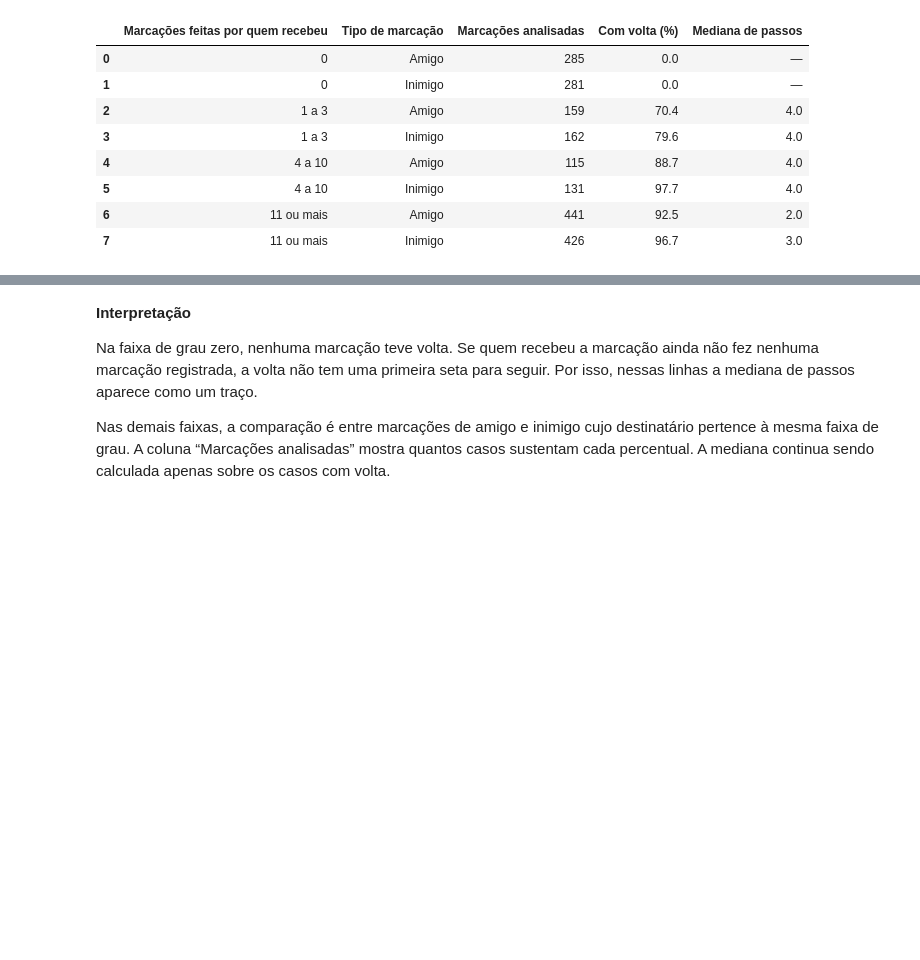
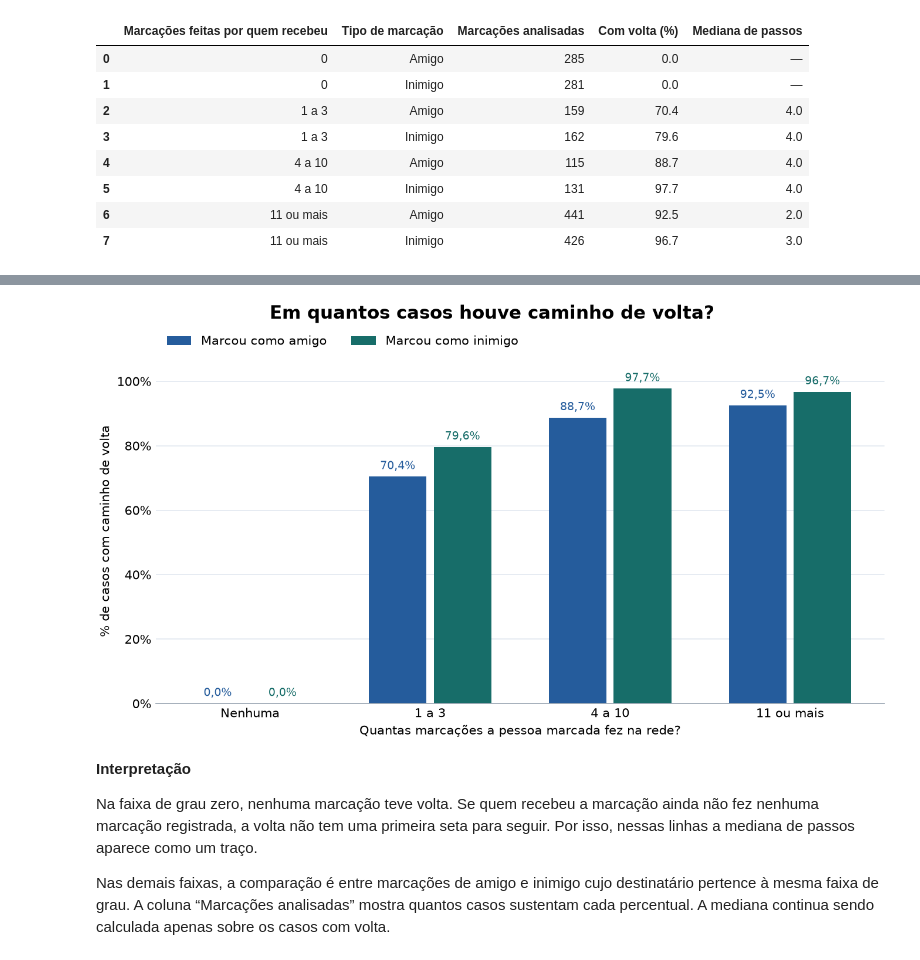
Before and after one commit to arthurlins7/Projeto-Grafos, a Jupyter notebook: notebooks/01_exploracao_dados.ipynb, the cells around one changed output, grey strips where cells are left out. Cells and saved outputs as stored; diff of their text form; code cells hidden in the pictures; blank space fills up the shorter version.

Commit message:
feat: visualizar o retorno por faixa de grau de saída

```diff
--- a/notebooks/01_exploracao_dados.ipynb
+++ b/notebooks/01_exploracao_dados.ipynb
@@ -942,3 +948,49 @@ tabela_por_grau.assign(
+# %%
+# [IA] ChatGPT - apoio na sintaxe do gráfico de barras por faixa de grau
+import matplotlib.pyplot as plt
+from matplotlib.ticker import PercentFormatter
+
+faixas = resumo_por_grau["faixa_grau_saida"].cat.categories.tolist()
+posicoes = range(len(faixas))
+largura = 0.32
+
+fig, eixo = plt.subplots(figsize=(9, 5), layout="constrained")
+for tipo, cor, deslocamento in [
+    ("Amigo", "#255C9C", -0.18),
+    ("Inimigo", "#176D69", 0.18),
+]:
+    grupo = resumo_por_grau.loc[resumo_por_grau["tipo"].eq(tipo)]
+    grupo = grupo.set_index("faixa_grau_saida").loc[faixas]
+    barras = eixo.bar(
+        [posicao + deslocamento for posicao in posicoes],
+        grupo["com_volta_pct"], width=largura, color=cor, label=f"Marcou como {tipo.lower()}",
+    )
+    rotulos = [f"{valor:.1f}%".replace(".", ",") for valor in grupo["com_volta_pct"]]
+    eixo.bar_label(barras, labels=rotulos, padding=4, fontsize=9, color=cor)
+
+eixo.set_xticks(posicoes, ["Nenhuma", *faixas[1:]])
+eixo.set(
+    xlabel="Quantas marcações a pessoa marcada fez na rede?",
+    ylabel="% de casos com caminho de volta",
+    ylim=(0, 107),
+)
+eixo.set_yticks(range(0, 101, 20))
+eixo.yaxis.set_major_formatter(PercentFormatter(xmax=100, decimals=0))
+eixo.set_axisbelow(True)
+eixo.grid(axis="y", color="#E2E8F0")
+eixo.spines[["top", "right", "left"]].set_visible(False)
+eixo.spines["bottom"].set_color("#9AA6B2")
+eixo.tick_params(axis="both", length=0)
+eixo.legend(loc="lower left",
+            bbox_to_anchor=(0, 1), ncols=2, frameon=False)
+fig.suptitle("Em quantos casos houve caminho de volta?",
+             fontsize=15, fontweight="bold")
+
+fig.savefig(pasta_projeto / "out" / "parte2" / "avd_retorno_por_grau_saida.png",
+            dpi=150, facecolor="white")
+plt.show()
+# %% [output]
+[figure, added]
 # %% [markdown]
 **Interpretação**
 
```
Also changed, not shown: parts of 1 cell of this notebook, 1 other file.
